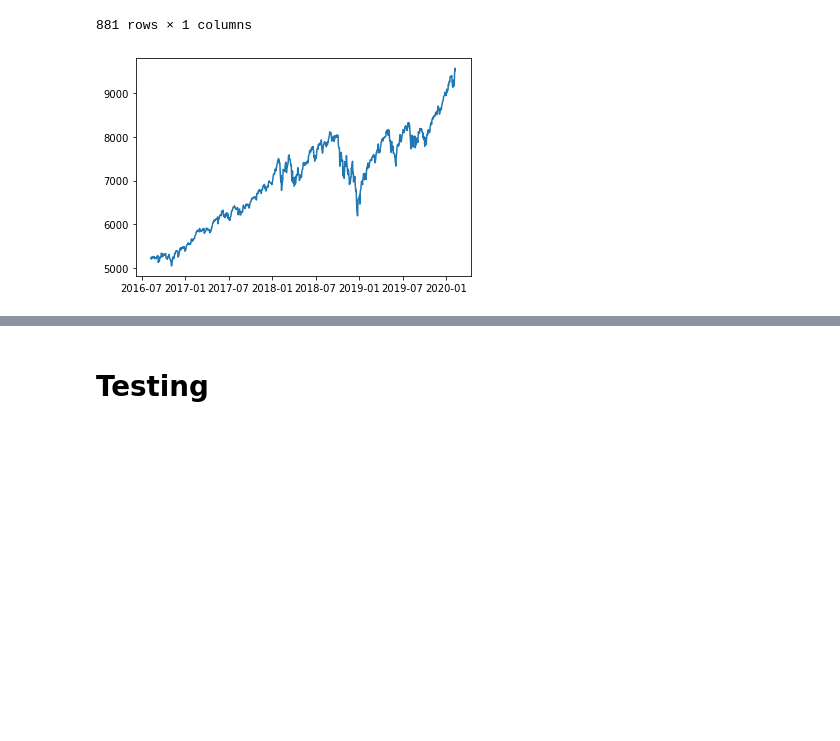
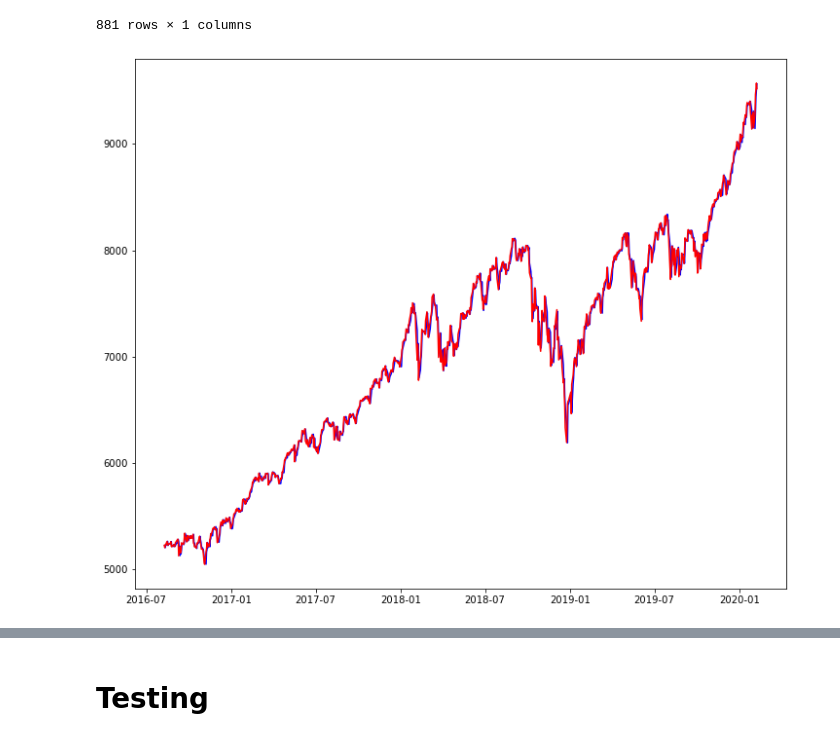
Before and after one commit to Robertoliver2000/StockPredictions, a Jupyter notebook: notebooks/wil/second_notebook.ipynb, the cells around one changed output, grey strips where cells are left out. Saved outputs shown, nothing was run; the diff lists cells and outputs as text; code cells hidden in the pictures; blank space fills up the shorter version.

```diff
--- a/notebooks/wil/second_notebook.ipynb
+++ b/notebooks/wil/second_notebook.ipynb
@@ -406,12 +421,12 @@ train
 | 2020-02-07 | 9520.509766 |
 881 rows × 1 columns
 # %%
-aa_model = ARIMA(train[1:], order=(1, 1, 2)).fit()
+aa_model = ARIMA(res_train, order=(1, 1, 2)).fit()
 y_hat_train = aa_model.predict(typ='levels')
 
-fig, ax = plt.subplots()
-#ax.plot(y_hat_train)
-ax.plot(train);
+fig, ax = plt.subplots(figsize=(12,10))
+ax.plot(y_hat_train[1:], color='b')
+ax.plot(train, color='r');
 # %% [output]
-[figure, old version]
+[figure, new version]
 # %%
```
Also changed, not shown: parts of 36 cells of this notebook, 1 other file.
